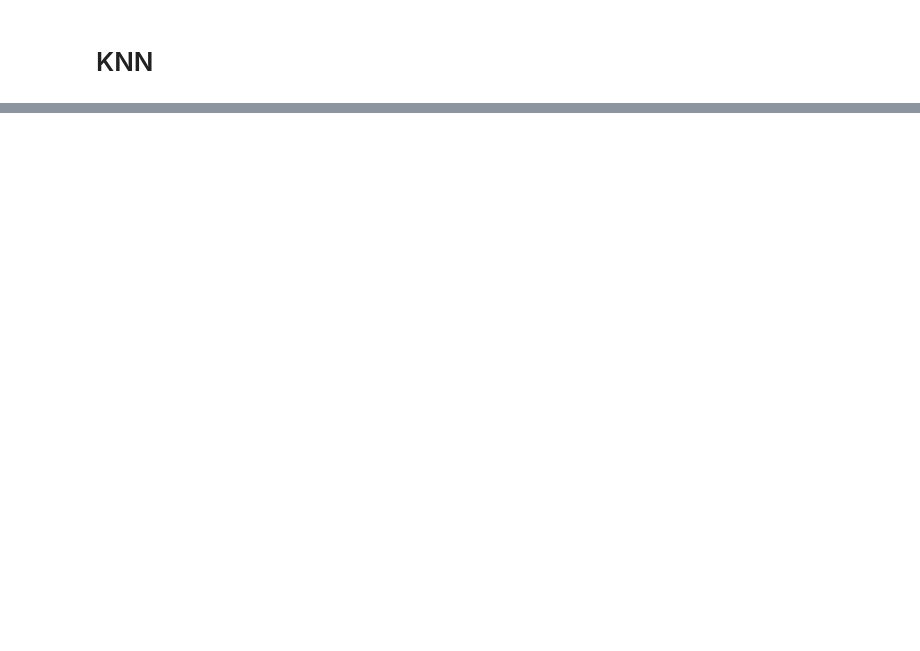
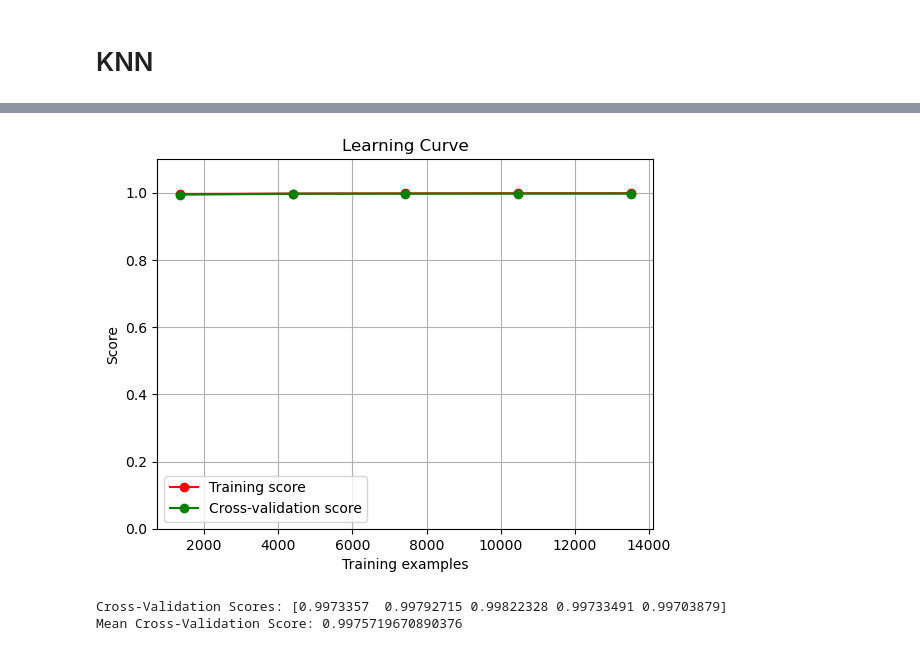
Before and after one commit to samamustufa/anomaly-detection-project, a Jupyter notebook: models/knn_model.ipynb, the cells around one changed output, grey strips where cells are left out. Cells and saved outputs as stored; diff of their text form; code cells hidden in the pictures; blank space fills up the shorter version.

Commit message:
model training

```diff
--- a/models/knn_model.ipynb
+++ b/models/knn_model.ipynb
@@ -15,7 +15,7 @@ from sklearn.svm import SVC
 from sklearn.neighbors import KNeighborsClassifier
 import matplotlib.pyplot as plt
 # %%
-filepath = 'dataset\anomaly_data.csv'
+filepath = r'D:\infosys_spring\anomaly-detection-project\dataset\anomaly_data.csv'
 df = pd.read_csv(filepath)
 df.head()
 # %% [output]
@@ -181,0 +214,18 @@ KeyError: ('Heading', 'Density')
+# %%
+from sklearn.metrics import accuracy_score
+
+# Assuming you have already split your data into X_train, X_test, y_train, y_test
+
+# Fit the model on the training data
+classifier.fit(X_train, y_train)
+
+# Predict on the training and test data
+y_train_pred = classifier.predict(X_train)
+y_test_pred = classifier.predict(X_test)
+
+# Calculate the accuracy on the training and test data
+train_accuracy = accuracy_score(y_train, y_train_pred)
+test_accuracy = accuracy_score(y_test, y_test_pred)
+
+print(f'Training Accuracy: {train_accuracy}')
+print(f'Test Accuracy: {test_accuracy}')
@@ -181,0 +272,47 @@ KeyError: ('Heading', 'Density')
+# %%
+import matplotlib.pyplot as plt
+from sklearn.model_selection import learning_curve
+
+def plot_learning_curve(estimator, X, y, cv=5, n_jobs=-1, train_sizes=np.linspace(0.1, 1.0, 5)):
+    train_sizes, train_scores, test_scores = learning_curve(
+        estimator, X, y, cv=cv, n_jobs=n_jobs, train_sizes=train_sizes, scoring='accuracy'
+    )
+
+    train_scores_mean = np.mean(train_scores, axis=1)
+    train_scores_std = np.std(train_scores, axis=1)
+    test_scores_mean = np.mean(test_scores, axis=1)
+    test_scores_std = np.std(test_scores, axis=1)
+
+    plt.figure()
+    plt.title("Learning Curve")
+    plt.xlabel("Training examples")
+    plt.ylabel("Score")
+    plt.ylim((0.0, 1.1))
+    plt.grid()
+
+    plt.fill_between(train_sizes, train_scores_mean - train_scores_std,
+                     train_scores_mean + train_scores_std, alpha=0.1, color="r")
+    plt.fill_between(train_sizes, test_scores_mean - test_scores_std,
+                     test_scores_mean + test_scores_std, alpha=0.1, color="g")
+    plt.plot(train_sizes, train_scores_mean, 'o-', color="r", label="Training score")
+    plt.plot(train_sizes, test_scores_mean, 'o-', color="g", label="Cross-validation score")
+
+    plt.legend(loc="best")
+    return plt
+
+# Example usage:
+plot_learning_curve(classifier, X_train, y_train)
+plt.show()
+# %% [output]
+[figure, added]
+# %%
+from sklearn.model_selection import cross_val_score
+
+# Perform cross-validation on the training data
+cv_scores = cross_val_score(classifier, X_train, y_train, cv=5, scoring='accuracy')
+
+print(f'Cross-Validation Scores: {cv_scores}')
+print(f'Mean Cross-Validation Score: {np.mean(cv_scores)}')
+# %% [output]
+Cross-Validation Scores: [0.9973357  0.99792715 0.99822328 0.99733491 0.99703879]
+Mean Cross-Validation Score: 0.9975719670890376
```
Also changed, not shown: parts of 8 cells of this notebook, 4 other files.
